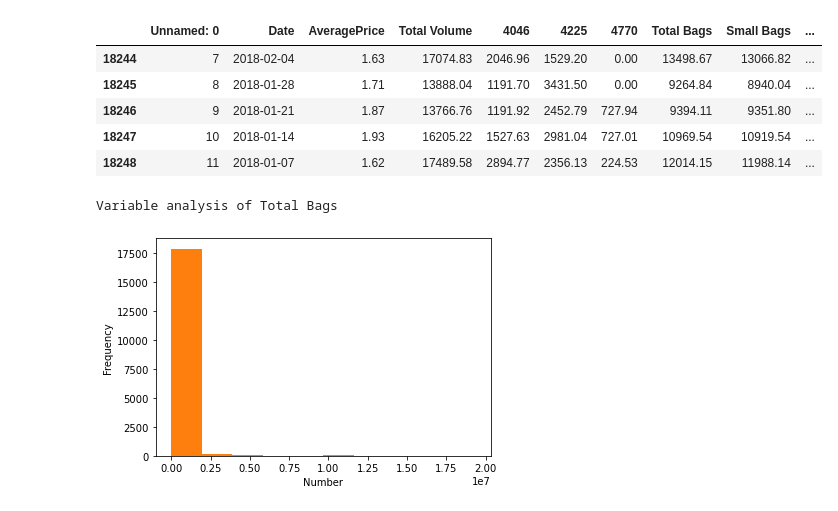
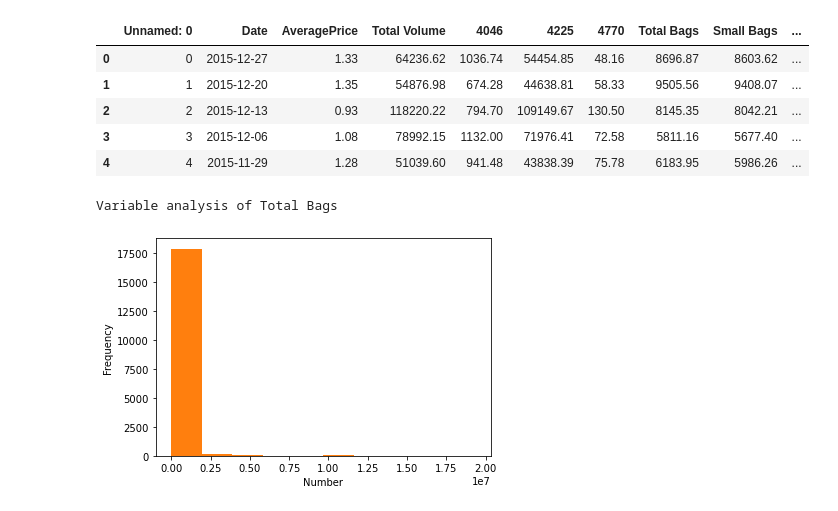
Before and after one commit to carooobregon/avocado-analysis, a Jupyter notebook: avocado-analysis.ipynb, the cells around one changed output. Drawn from its saved outputs; the diff is of its cells as text; code cells hidden in the pictures.

```diff
--- a/avocado-analysis.ipynb
+++ b/avocado-analysis.ipynb
@@ -14,13 +12,13 @@ import openturns as ot
 # %%
 avocado_data = pd.read_csv("data/avocado.csv")
-avocado_data.tail()
+avocado_data.head()
 # %% [output]
 |  | Unnamed: 0 | Date | AveragePrice | Total Volume | 4046 | 4225 | 4770 | Total Bags | Small Bags | ... |
-| 18244 | 7 | 2018-02-04 | 1.63 | 17074.83 | 2046.96 | 1529.20 | 0.00 | 13498.67 | 13066.82 | ... |
-| 18245 | 8 | 2018-01-28 | 1.71 | 13888.04 | 1191.70 | 3431.50 | 0.00 | 9264.84 | 8940.04 | ... |
-| 18246 | 9 | 2018-01-21 | 1.87 | 13766.76 | 1191.92 | 2452.79 | 727.94 | 9394.11 | 9351.80 | ... |
-| 18247 | 10 | 2018-01-14 | 1.93 | 16205.22 | 1527.63 | 2981.04 | 727.01 | 10969.54 | 10919.54 | ... |
-| 18248 | 11 | 2018-01-07 | 1.62 | 17489.58 | 2894.77 | 2356.13 | 224.53 | 12014.15 | 11988.14 | ... |
+| 0 | 0 | 2015-12-27 | 1.33 | 64236.62 | 1036.74 | 54454.85 | 48.16 | 8696.87 | 8603.62 | ... |
+| 1 | 1 | 2015-12-20 | 1.35 | 54876.98 | 674.28 | 44638.81 | 58.33 | 9505.56 | 9408.07 | ... |
+| 2 | 2 | 2015-12-13 | 0.93 | 118220.22 | 794.70 | 109149.67 | 130.50 | 8145.35 | 8042.21 | ... |
+| 3 | 3 | 2015-12-06 | 1.08 | 78992.15 | 1132.00 | 71976.41 | 72.58 | 5811.16 | 5677.40 | ... |
+| 4 | 4 | 2015-11-29 | 1.28 | 51039.60 | 941.48 | 43838.39 | 75.78 | 6183.95 | 5986.26 | ... |
 # %%
 def createHistogram(data):
     nbins = 10
```
Also changed, not shown: parts of 1 cell of this notebook, 3 other files.
